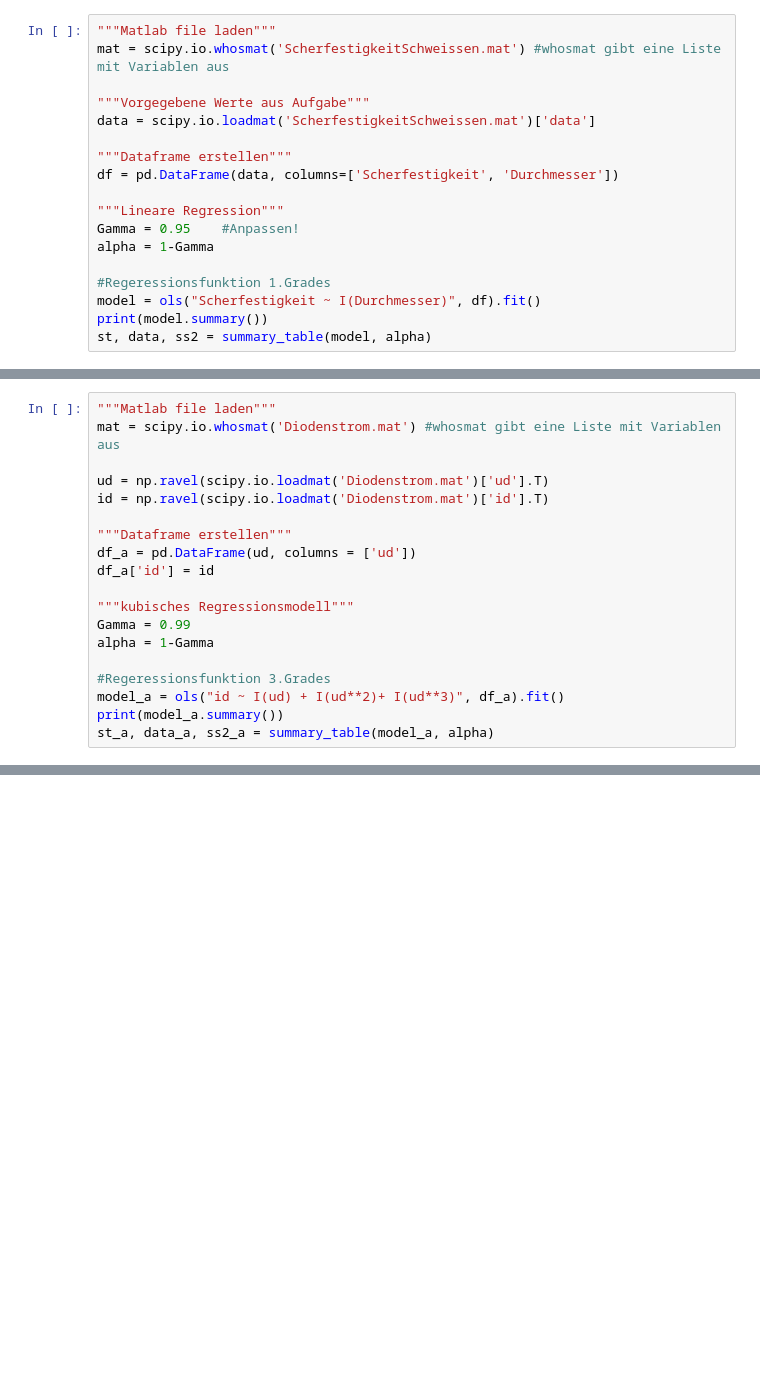
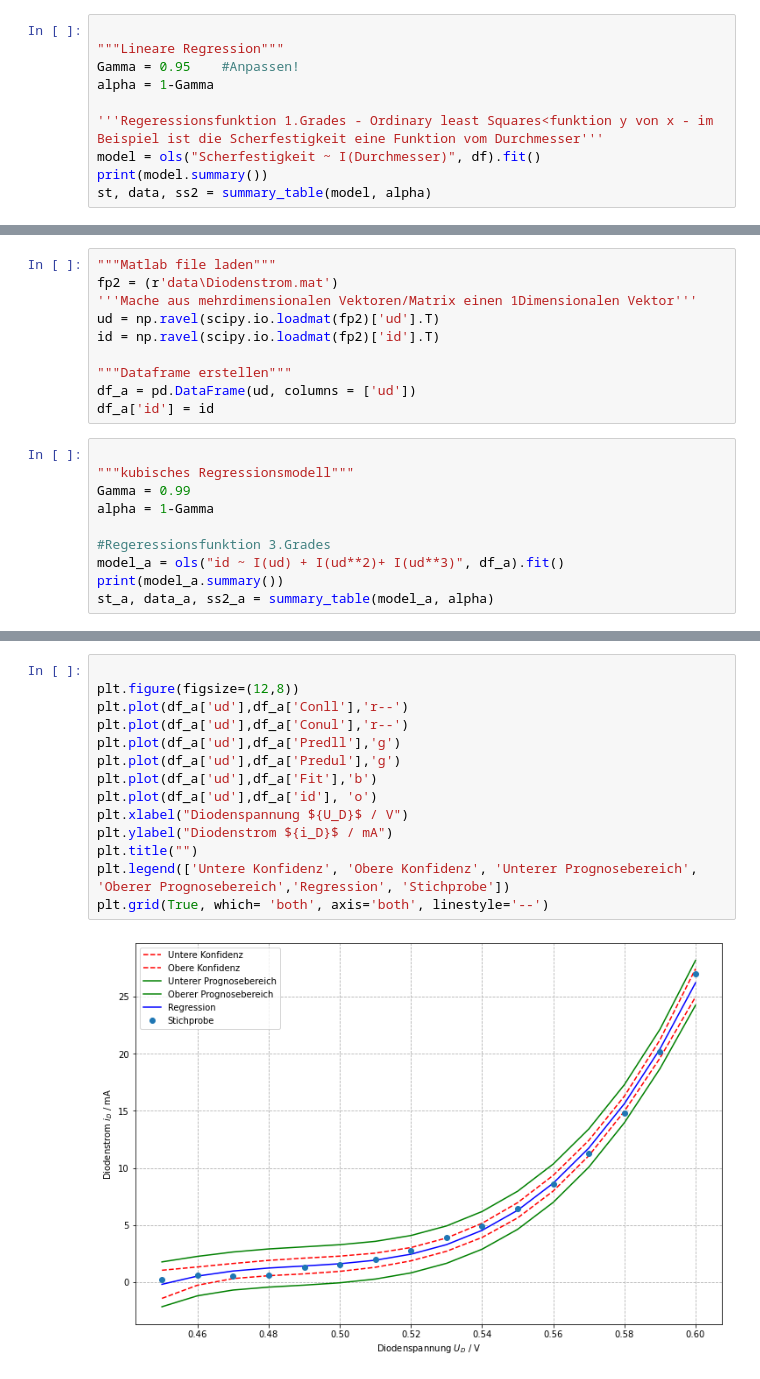
Before and after one commit to MightyMirko/dfss-lib, a Jupyter notebook: 16_Lineare_Regression.ipynb, the cells around one changed output, grey strips where cells are left out. Saved outputs shown, nothing was run; the diff lists cells and outputs as text; blank space fills up the shorter version.

```diff
--- a/16_Lineare_Regression.ipynb
+++ b/16_Lineare_Regression.ipynb
@@ -21,18 +71,10 @@ import statsmodels.api as sm
 # %%
-"""Matlab file laden"""
-mat = scipy.io.whosmat('ScherfestigkeitSchweissen.mat') #whosmat gibt eine Liste mit Variablen aus
-
-"""Vorgegebene Werte aus Aufgabe"""
-data = scipy.io.loadmat('ScherfestigkeitSchweissen.mat')['data']
-
-"""Dataframe erstellen"""
-df = pd.DataFrame(data, columns=['Scherfestigkeit', 'Durchmesser'])
 
 """Lineare Regression"""
 Gamma = 0.95    #Anpassen!
 alpha = 1-Gamma
 
-#Regeressionsfunktion 1.Grades
+'''Regeressionsfunktion 1.Grades - Ordinary least Squares<funktion y von x - im Beispiel ist die Scherfestigkeit eine Funktion vom Durchmesser'''
 model = ols("Scherfestigkeit ~ I(Durchmesser)", df).fit()
 print(model.summary())
 st, data, ss2 = summary_table(model, alpha)
@@ -59,15 +101,16 @@ strong multicollinearity or other numerical problems.
 
 Therme sind nur dann signifikant (wichtig), wenn P>|t| kleiner als 5% sind
+# %%
+"""Matlab file laden"""
+fp2 = (r'data\Diodenstrom.mat')
+'''Mache aus mehrdimensionalen Vektoren/Matrix einen 1Dimensionalen Vektor'''
+ud = np.ravel(scipy.io.loadmat(fp2)['ud'].T)
+id = np.ravel(scipy.io.loadmat(fp2)['id'].T)
+
+"""Dataframe erstellen"""
+df_a = pd.DataFrame(ud, columns = ['ud'])
+df_a['id'] = id
 # %%
-"""Matlab file laden"""
-mat = scipy.io.whosmat('Diodenstrom.mat') #whosmat gibt eine Liste mit Variablen aus
-
-ud = np.ravel(scipy.io.loadmat('Diodenstrom.mat')['ud'].T)
-id = np.ravel(scipy.io.loadmat('Diodenstrom.mat')['id'].T)
-
-"""Dataframe erstellen"""
-df_a = pd.DataFrame(ud, columns = ['ud'])
-df_a['id'] = id
 
 """kubisches Regressionsmodell"""
 Gamma = 0.99
@@ -158 +200,17 @@ strong multicollinearity or other numerical problems.
+# %%
+
+plt.figure(figsize=(12,8))
+plt.plot(df_a['ud'],df_a['Conll'],'r--')
+plt.plot(df_a['ud'],df_a['Conul'],'r--')
+plt.plot(df_a['ud'],df_a['Predll'],'g')
+plt.plot(df_a['ud'],df_a['Predul'],'g')
+plt.plot(df_a['ud'],df_a['Fit'],'b')
+plt.plot(df_a['ud'],df_a['id'], 'o')
+plt.xlabel("Diodenspannung ${U_D}$ / V")
+plt.ylabel("Diodenstrom ${i_D}$ / mA")
+plt.title("")
+plt.legend(['Untere Konfidenz', 'Obere Konfidenz', 'Unterer Prognosebereich', 'Oberer Prognosebereich','Regression', 'Stichprobe'])
+plt.grid(True, which= 'both', axis='both', linestyle='--')
+# %% [output]
+[figure, added]
 # %% [markdown]
```
Also changed, not shown: parts of 11 cells of this notebook, 1 other file.
